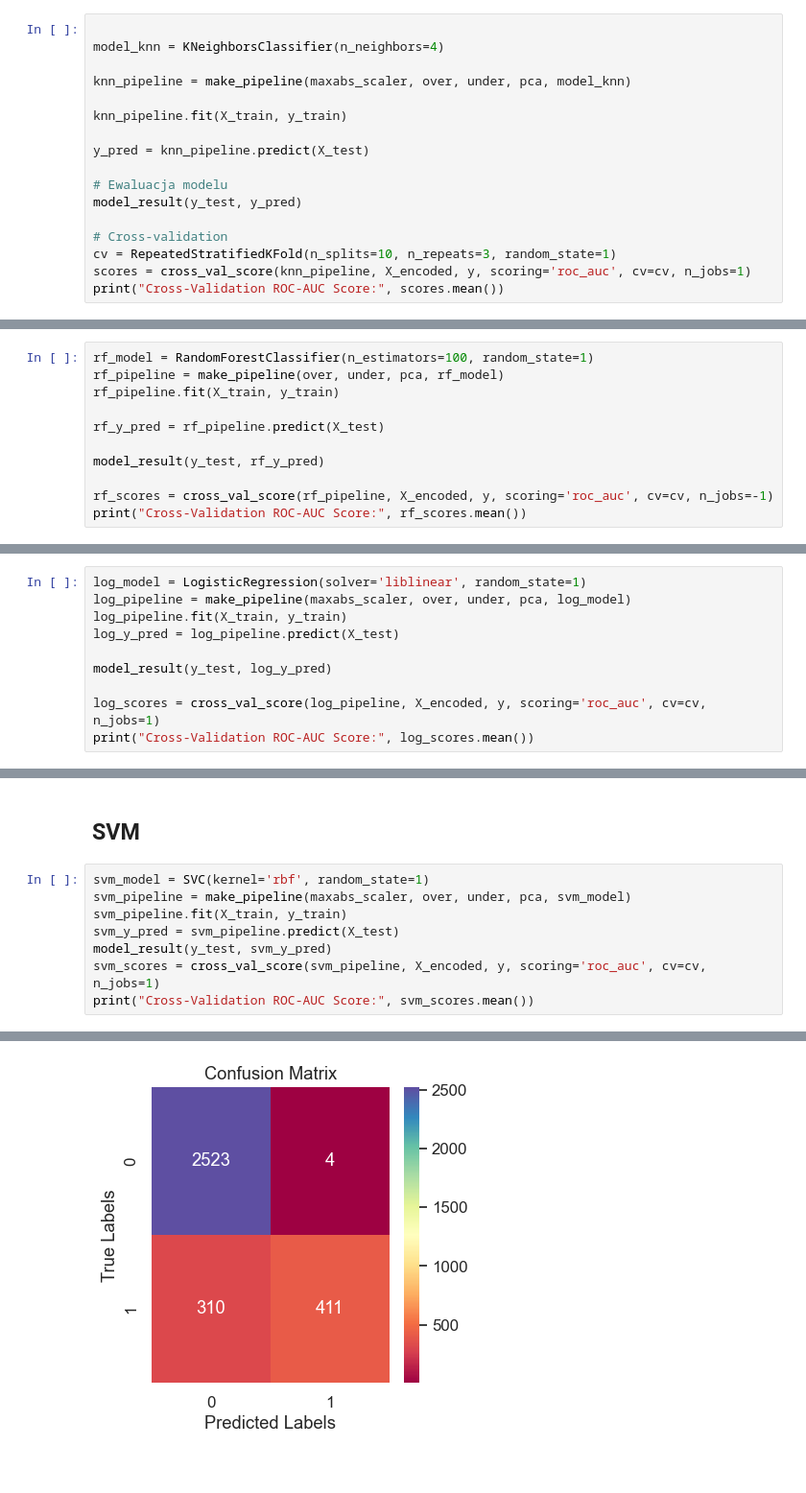
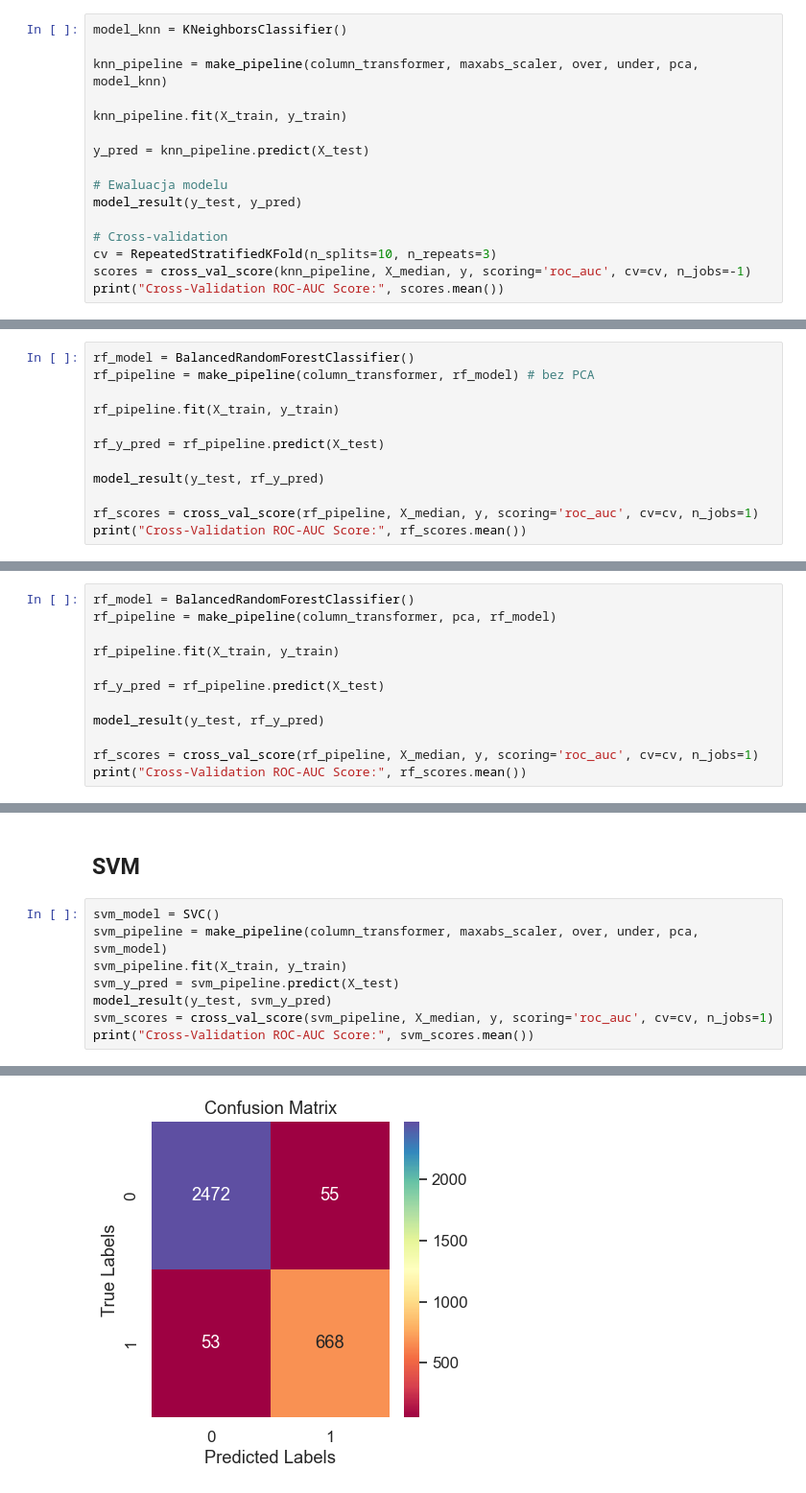
Before and after one commit to MlekoZjad/ML_2024, a Jupyter notebook: Case_1.ipynb, the cells around one changed output, grey strips where cells are left out. Shown at 96% size. Cells and saved outputs as stored; diff of their text form.

```diff
--- a/Case_1.ipynb
+++ b/Case_1.ipynb
@@ -556,10 +479,9 @@ def model_result(y_test, y_pred):
 # %% [markdown]
 ## KNN
 # %%
+model_knn = KNeighborsClassifier()
 
-model_knn = KNeighborsClassifier(n_neighbors=4)
-
-knn_pipeline = make_pipeline(maxabs_scaler, over, under, pca, model_knn)
+knn_pipeline = make_pipeline(column_transformer, maxabs_scaler, over, under, pca, model_knn)
 
 knn_pipeline.fit(X_train, y_train)
 
@@ -569,8 +491,8 @@ y_pred = knn_pipeline.predict(X_test)
 model_result(y_test, y_pred)
 
 # Cross-validation
-cv = RepeatedStratifiedKFold(n_splits=10, n_repeats=3, random_state=1)
-scores = cross_val_score(knn_pipeline, X_encoded, y, scoring='roc_auc', cv=cv, n_jobs=1)
+cv = RepeatedStratifiedKFold(n_splits=10, n_repeats=3)
+scores = cross_val_score(knn_pipeline, X_median, y, scoring='roc_auc', cv=cv, n_jobs=-1)
 print("Cross-Validation ROC-AUC Score:", scores.mean())
 # %% [output]
 Classification Report:
@@ -612,0 +516,12 @@ Cross-Validation ROC-AUC Score: 0.9840133080191737
+# %%
+rf_model = BalancedRandomForestClassifier()
+rf_pipeline = make_pipeline(column_transformer, rf_model) # bez PCA
+
+rf_pipeline.fit(X_train, y_train)
+
+rf_y_pred = rf_pipeline.predict(X_test)
+
+model_result(y_test, rf_y_pred)
+
+rf_scores = cross_val_score(rf_pipeline, X_median, y, scoring='roc_auc', cv=cv, n_jobs=1)
+print("Cross-Validation ROC-AUC Score:", rf_scores.mean())
@@ -613,13 +547,14 @@ Cross-Validation ROC-AUC Score: 0.9840133080191737
 # %%
-rf_model = RandomForestClassifier(n_estimators=100, random_state=1)
-rf_pipeline = make_pipeline(over, under, pca, rf_model)
+rf_model = BalancedRandomForestClassifier()
+rf_pipeline = make_pipeline(column_transformer, pca, rf_model)
+
 rf_pipeline.fit(X_train, y_train)
 
 rf_y_pred = rf_pipeline.predict(X_test)
 
 model_result(y_test, rf_y_pred)
 
-rf_scores = cross_val_score(rf_pipeline, X_encoded, y, scoring='roc_auc', cv=cv, n_jobs=-1)
+rf_scores = cross_val_score(rf_pipeline, X_median, y, scoring='roc_auc', cv=cv, n_jobs=1)
 print("Cross-Validation ROC-AUC Score:", rf_scores.mean())
 # %% [output]
 Classification Report:
@@ -669,10 +575,0 @@ Cross-Validation ROC-AUC Score: 0.9980638038265902
-# %%
-log_model = LogisticRegression(solver='liblinear', random_state=1)
-log_pipeline = make_pipeline(maxabs_scaler, over, under, pca, log_model)
-log_pipeline.fit(X_train, y_train)
-log_y_pred = log_pipeline.predict(X_test)
-
-model_result(y_test, log_y_pred)
-
-log_scores = cross_val_score(log_pipeline, X_encoded, y, scoring='roc_auc', cv=cv, n_jobs=1)
-print("Cross-Validation ROC-AUC Score:", log_scores.mean())
@@ -696,12 +576,12 @@ Cross-Validation ROC-AUC Score: 0.9516884698195965
 # %% [markdown]
 ## SVM
 # %%
-svm_model = SVC(kernel='rbf', random_state=1)
-svm_pipeline = make_pipeline(maxabs_scaler, over, under, pca, svm_model)
+svm_model = SVC()
+svm_pipeline = make_pipeline(column_transformer, maxabs_scaler, over, under, pca, svm_model)
 svm_pipeline.fit(X_train, y_train)
 svm_y_pred = svm_pipeline.predict(X_test)
 model_result(y_test, svm_y_pred)
-svm_scores = cross_val_score(svm_pipeline, X_encoded, y, scoring='roc_auc', cv=cv, n_jobs=1)
+svm_scores = cross_val_score(svm_pipeline, X_median, y, scoring='roc_auc', cv=cv, n_jobs=1)
 print("Cross-Validation ROC-AUC Score:", svm_scores.mean())
 # %% [output]
 Classification Report:
@@ -718 +598 @@ ROC-AUC Score: 0.7842293521232822
-[figure, old version]
+[figure, new version]
```
Also changed, not shown: parts of 95 cells of this notebook.
